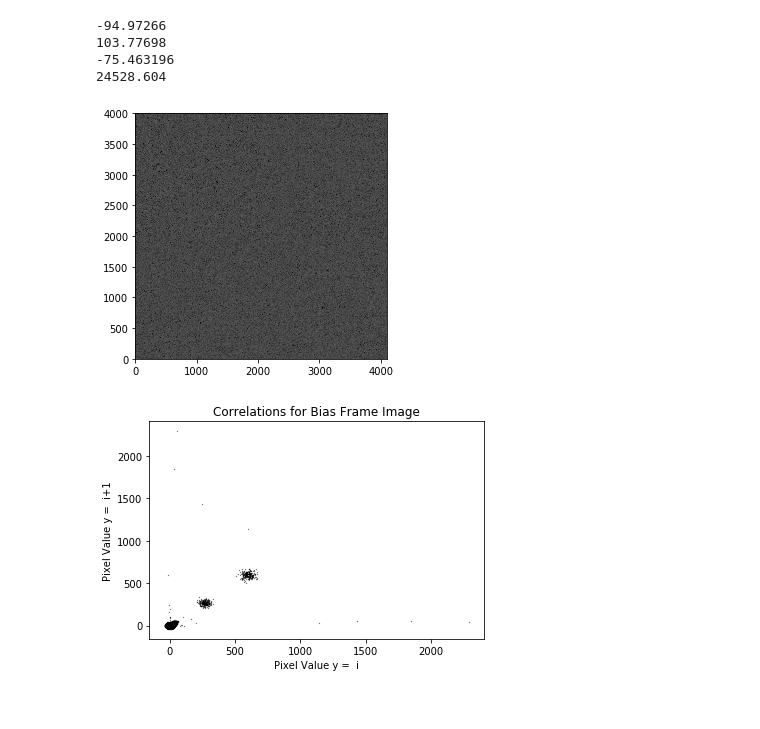
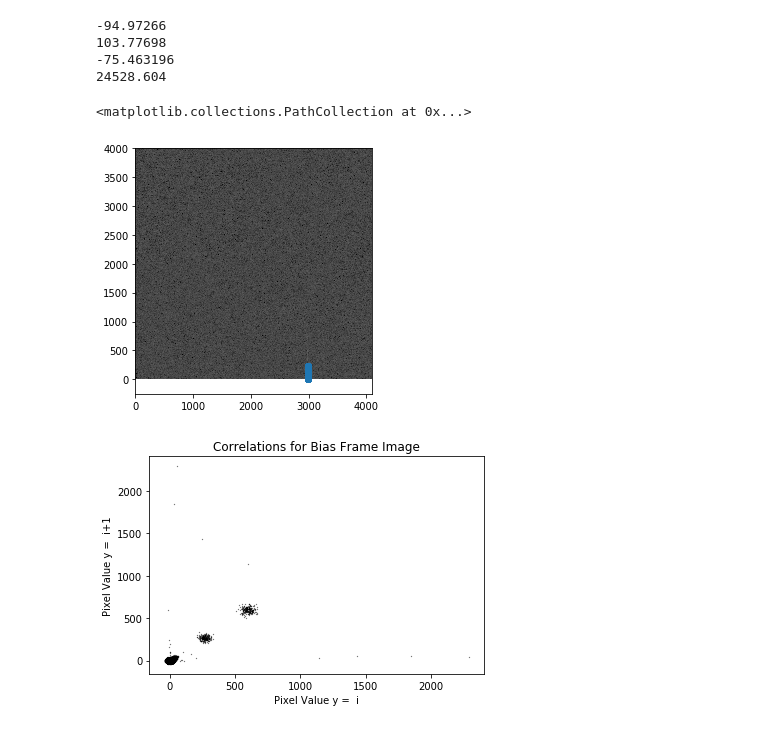
Before and after one commit to lsst/bootcamp-work, a Jupyter notebook: isr_exploration/noise_distributions.ipynb, the cells around one changed output. Saved outputs shown, nothing was run; the diff lists cells and outputs as text; code cells hidden in the pictures.

Commit message:
Plotted weird pixels.

```diff
--- a/isr_exploration/noise_distributions.ipynb
+++ b/isr_exploration/noise_distributions.ipynb
@@ -247,18 +247,19 @@ for x in range(weird_bias_image.shape[0]):
 # %%
 #afw_display = afwDisplay.getDisplay(frame=1,
 #                                    name=my_channel)
 #afw_display.mtv(result.exposure)
 
 afwDisplay.setDefaultBackend('matplotlib')
 my_display = afwDisplay.Display()
 my_display.scale("asinh", "zscale")
 #my_display.mtv(raw.getMaskedImage()) # Plot the raw image
 my_display.mtv(weird_bias.exposure) # Plot the CCD assembled, overscan subtracted image
-#plt.scatter(weirdpix_xs, weirdpix_ys)
+plt.scatter(weirdpix_ys, weirdpix_xs)
 #my_display.mtv(result_bias.exposure) # Plot the master bias corrected image
 #my_display.mtv(bias.getMaskedImage()) # Plot the master bias
 # %% [output]
+<matplotlib.collections.PathCollection at 0x...>
-[figure, old version]
+[figure, new version]
 # %%
 #The bias frames often have structure in both the parallel and serial direction.  Overscan correction does not get rid of it,
 #which is why images need to be both overscan and bias corrected.  It's stronger in ITL devices, but e2v has some structure
```
Also changed, not shown: parts of 1 cell of this notebook.
